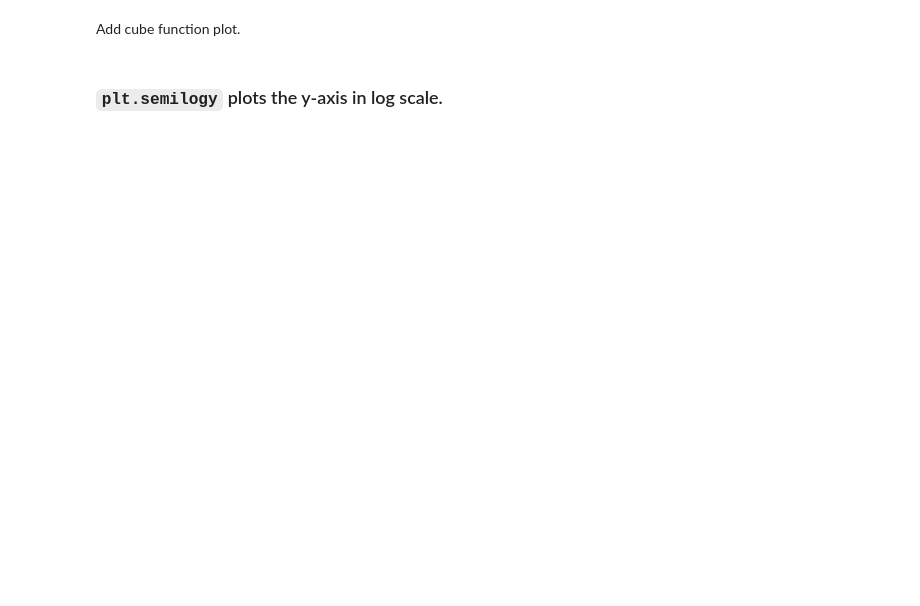
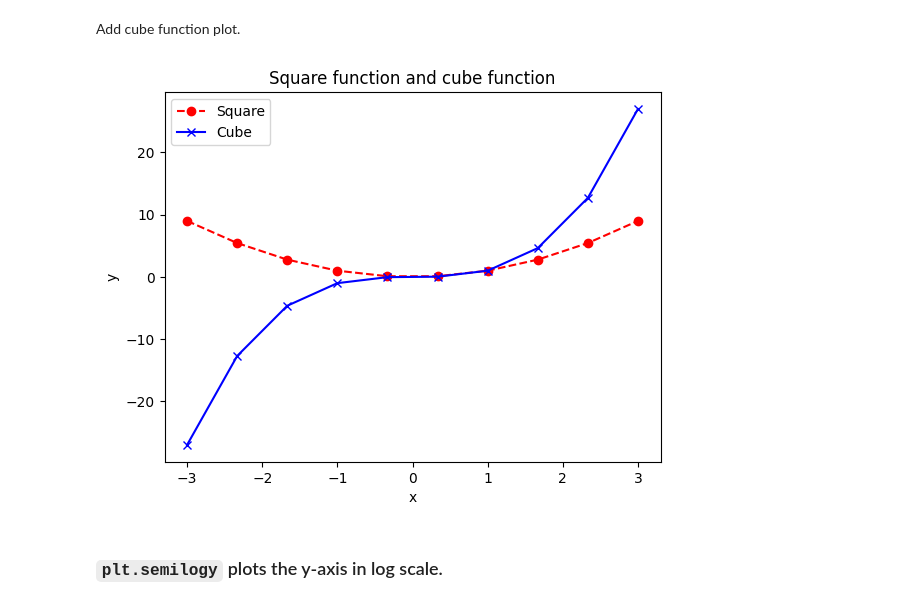
Before and after one commit to kkensuke/myjb-en, a Jupyter notebook: _sources/pages/python/matplotlib.ipynb, the cells around one changed output. Cells and saved outputs as stored; diff of their text form; code cells hidden in the pictures; blank space fills up the shorter version.

```diff
--- a/_sources/pages/python/matplotlib.ipynb
+++ b/_sources/pages/python/matplotlib.ipynb
@@ -60,23 +66,25 @@ def cube(x):
 # %%
 x = np.linspace(-3, 3, 10)
 y = square(x)
 z = cube(x)
 
 # You can specify the color, marker, and line style in the plot function as below.
 plt.plot(x, y, color='red', marker='o', linestyle='--', label='Square')
 plt.plot(x, z, color='blue', marker='x', linestyle='-', label='Cube')
 
 # Show the legend. It uses the `label` defined in the `plot()` function
 plt.legend()
 
 # Add labels to the axes
 plt.xlabel('x')
 plt.ylabel('y')
 
 # Add a title
-plt.title('Square and cube functions')
+plt.title('Square function and cube function')
 
 plt.show()
+# %% [output]
+[figure, added]
 # %% [markdown]
 ### `plt.semilogy` plots the y-axis in log scale.
 # %%
```
Also changed, not shown: parts of 13 cells of this notebook, 10 other files.
